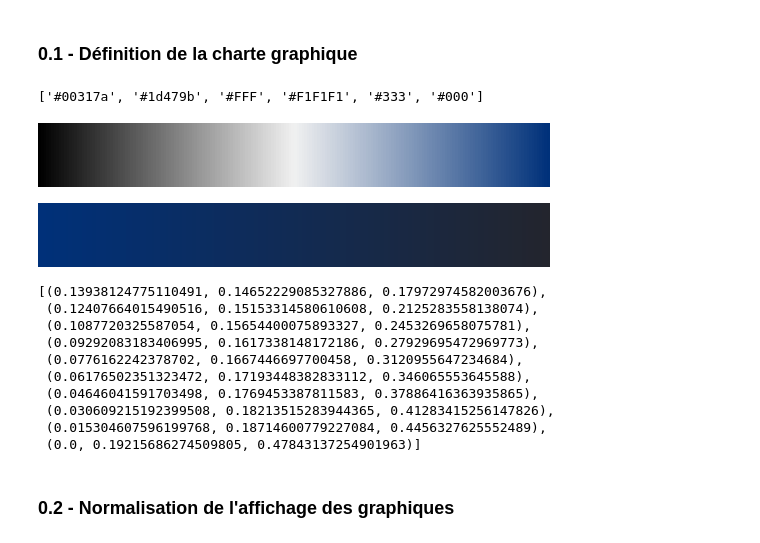
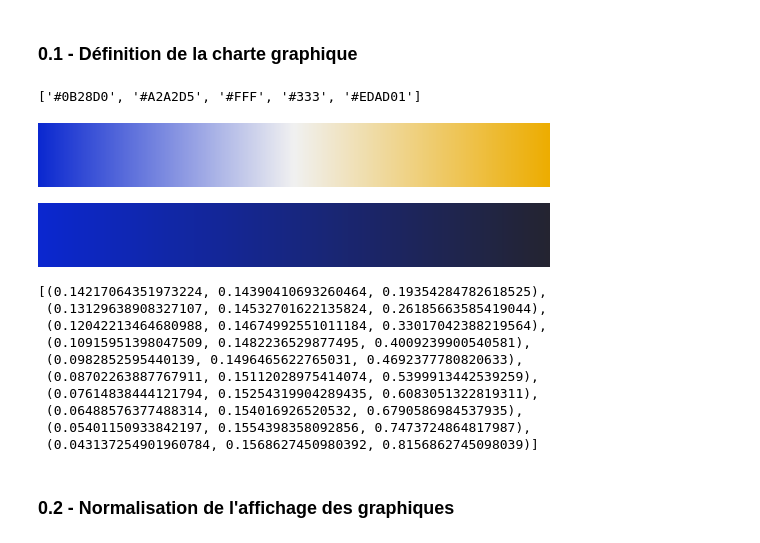
Before and after one commit to RR-DataSciences/P5_Segmentez_Des_Clients_Dun_Site_e_commerce, a Jupyter notebook: P5_Modelling.ipynb, the cells around one changed output. Cells and saved outputs as stored; diff of their text form; code cells hidden in the pictures.

```diff
--- a/P5_Modelling.ipynb
+++ b/P5_Modelling.ipynb
@@ -35,43 +35,43 @@ df = df_customers.copy()
 # %% [markdown]
 ### **0.1 - Définition de la charte graphique**
 # %%
-["#00317a","#1d479b","#FFF","#F1F1F1","#333","#000"]
+["#0B28D0","#A2A2D5","#FFF","#333","#EDAD01"]
 # %% [output]
-['#00317a', '#1d479b', '#FFF', '#F1F1F1', '#333', '#000']
+['#0B28D0', '#A2A2D5', '#FFF', '#333', '#EDAD01']
 # %%
 # Define the heatmap color
-first_color = "#000"
+first_color = "#0B28D0"
 under_color = "#F1F1F1"
-over_color = "#00317a"
+over_color = "#EDAD01"
 # Create a personal color map
 colors = [first_color,under_color, over_color]
-n_bins = 200
+n_bins = 400
 cmap_name = 'custom_colormap'
 heatmap_color = mcolors.LinearSegmentedColormap.from_list(cmap_name, colors, N=n_bins)
 heatmap_color
 # %% [output]
-[figure, old version]
+[figure, new version]
 # %%
-palette_b = sns.dark_palette("#00317a", reverse=True, as_cmap=True)
+palette_b = sns.dark_palette("#0B28D0", reverse=True, as_cmap=True)
 palette_b
 # %% [output]
-[figure, old version]
+[figure, new version]
 # %%
 # Colour palette for the various graphics
 n_colors = 10
-palette_map = sns.color_palette("dark:#00317a", n_colors=n_colors,as_cmap=False)
+palette_map = sns.color_palette("dark:#0B28D0", n_colors=n_colors,as_cmap=False)
 palette_map
 # %% [output]
-[(0.13938124775110491, 0.14652229085327886, 0.17972974582003676),
- (0.12407664015490516, 0.15153314580610608, 0.2125283558138074),
- (0.1087720325587054, 0.15654400075893327, 0.2453269658075781),
- (0.09292083183406995, 0.1617338148172186, 0.27929695472969773),
- (0.0776162242378702, 0.1667446697700458, 0.3120955647234684),
- (0.06176502351323472, 0.17193448382833112, 0.346065553645588),
- (0.04646041591703498, 0.1769453387811583, 0.37886416363935865),
- (0.030609215192399508, 0.18213515283944365, 0.41283415256147826),
- (0.015304607596199768, 0.18714600779227084, 0.4456327625552489),
- (0.0, 0.19215686274509805, 0.47843137254901963)]
+[(0.14217064351973224, 0.14390410693260464, 0.19354284782618525),
+ (0.13129638908327107, 0.14532701622135824, 0.26185663585419044),
+ (0.12042213464680988, 0.14674992551011184, 0.33017042388219564),
+ (0.10915951398047509, 0.1482236529877495, 0.4009239900540581),
+ (0.0982852595440139, 0.1496465622765031, 0.4692377780820633),
+ (0.08702263887767911, 0.15112028975414074, 0.5399913442539259),
+ (0.07614838444121794, 0.15254319904289435, 0.6083051322819311),
+ (0.06488576377488314, 0.154016926520532, 0.6790586984537935),
+ (0.05401150933842197, 0.1554398358092856, 0.7473724864817987),
+ (0.043137254901960784, 0.1568627450980392, 0.8156862745098039)]
 # %% [markdown]
 ### **0.2 - Normalisation de l'affichage des graphiques**
 # %%
```
Also changed, not shown: parts of 37 cells of this notebook, 2 other files.
